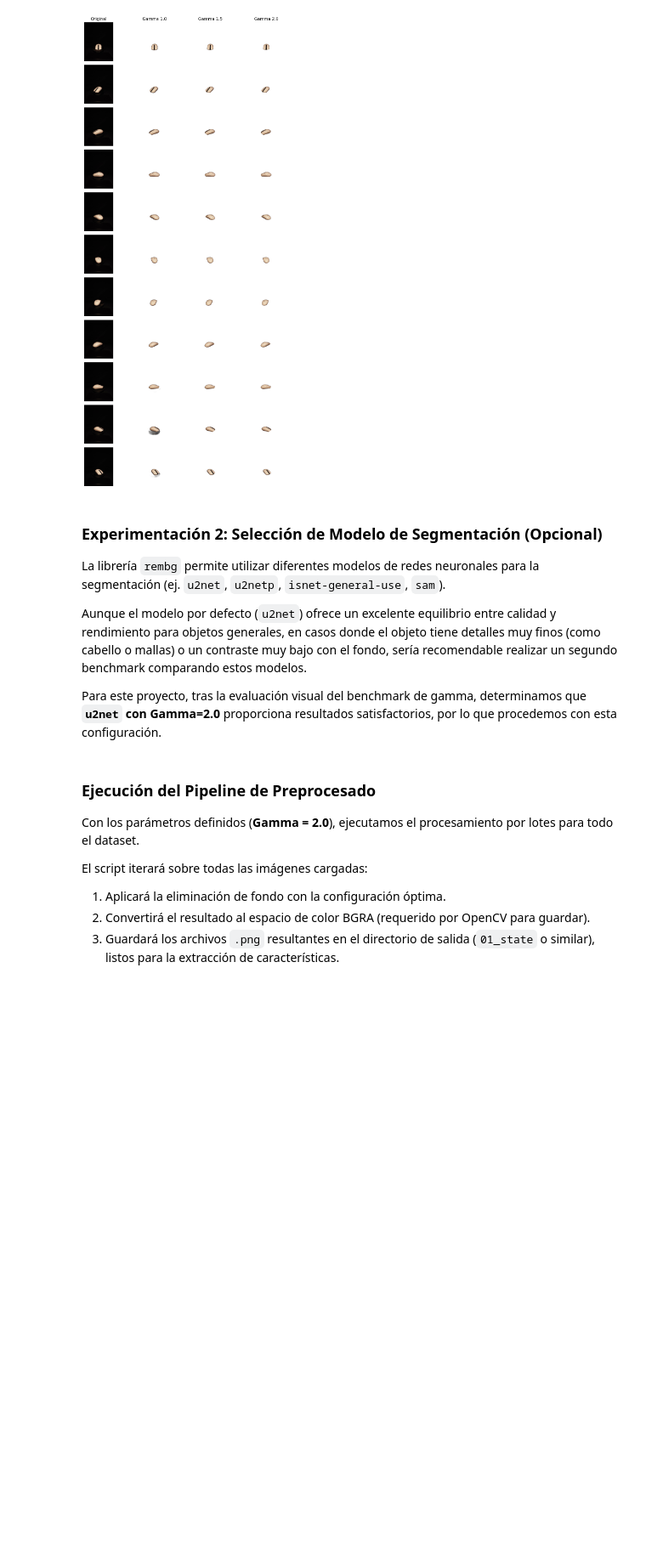
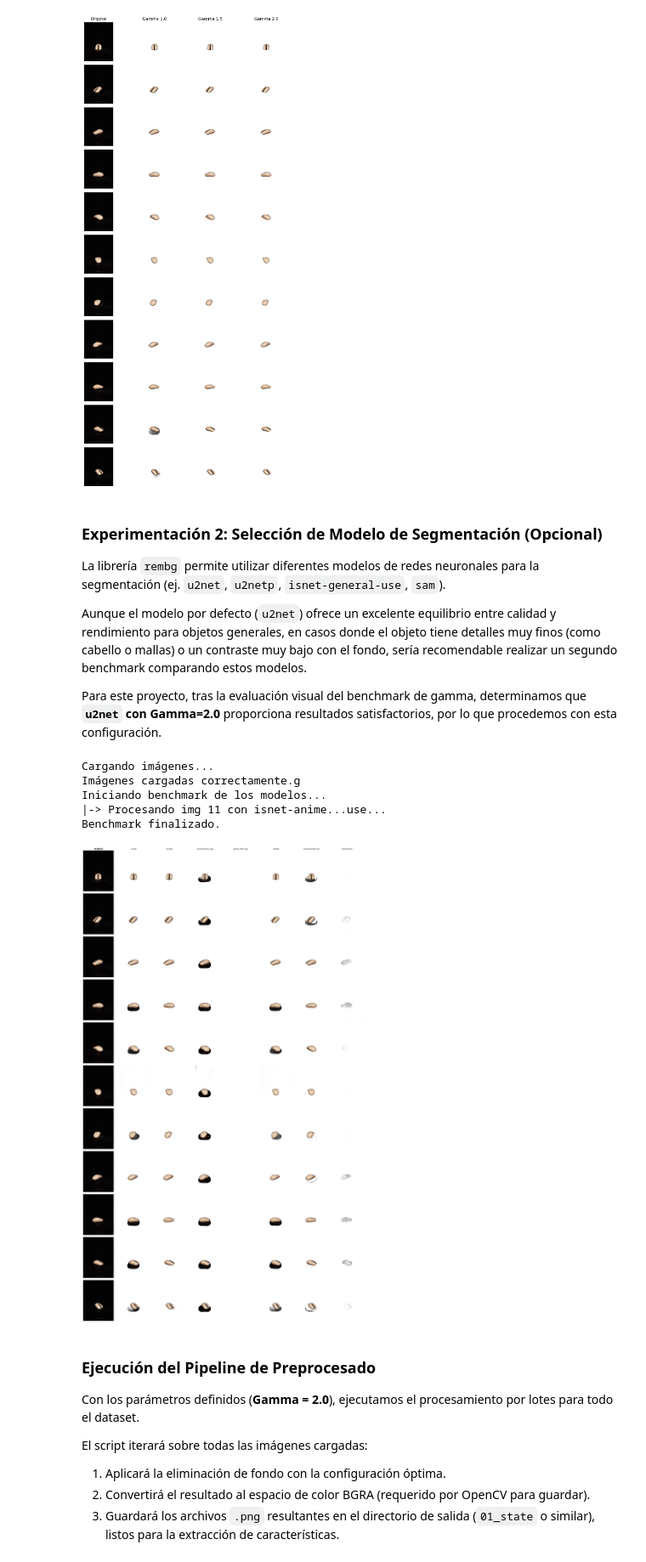
Before and after one commit to ctoribio123/Reconstruccion_3D, a Jupyter notebook: Fotogrametría.ipynb, the cells around one changed output. Shown at 85% size. Cells and saved outputs as stored; diff of their text form; code cells hidden in the pictures; blank space fills up the shorter version.

```diff
--- a/Fotogrametría.ipynb
+++ b/Fotogrametría.ipynb
@@ -133,6 +132,81 @@ La librería `rembg` permite utilizar diferentes modelos de redes neuronales par
 Aunque el modelo por defecto (`u2net`) ofrece un excelente equilibrio entre calidad y rendimiento para objetos generales, en casos donde el objeto tiene detalles muy finos (como cabello o mallas) o un contraste muy bajo con el fondo, sería recomendable realizar un segundo benchmark comparando estos modelos.
 
 Para este proyecto, tras la evaluación visual del benchmark de gamma, determinamos que **`u2net` con Gamma=2.0** proporciona resultados satisfactorios, por lo que procedemos con esta configuración.
+# %%
+def benchmark_rembg_models(images):
+    model_names = [
+        "u2net",              # El modelo por defecto, buen equilibrio
+        "u2netp",             # Versión ligera (rápida, menos precisa)
+        "u2net_human_seg",    # Especializado en segmentación humana
+        "u2net_cloth_seg",    # Especializado en ropa
+        "silueta",            # Muy ligero, bueno para formas simples
+        "isnet-general-use",  # Alternativa moderna a u2net
+        "isnet-anime"         # Especializado en dibujos/anime
+    ]
+
+    print(f'Iniciando benchmark de los modelos...')
+
+    n_cols = len(model_names) + 1
+    n_rows = len(images)
+    fig, axes = plt.subplots(n_rows, n_cols, figsize=(2.5 * n_cols, 3 * n_rows))
+
+    for i, img_input in enumerate(images):
+        # 1. Imagen original
+        axes[i, 0].imshow(img_input)
+        axes[i, 0].axis('off')
+        if i == 0:
+            axes[i, 0].set_title("Original", fontsize=10, fontweight='bold')
+
+        # 2. Iterar por modelos
+        for j, model_name in enumerate(model_names):
+            print(f"|-> Procesando img {i+1} con {model_name}...", end='\r')
+
+            # Creamos sesión con el modelo
+            session = rembg.new_session(model_name)
+
+            # rembg devuelve un objeto que podemos convertir directamente a numpy
+            result = rembg.remove(img_input, session=session)
+
+            # Convertimos el resultado a numpy array para matplotlib
+            img_result_np = np.array(result)
+
+            # 3. Mostrar resultado
+            axes[i, j+1].imshow(img_result_np)
+            axes[i, j+1].axis('off')
+
+            if i == 0:
+                axes[i, j+1].set_title(model_name, fontsize=9)
+
+    print("\nBenchmark finalizado.")
+    plt.tight_layout()
+    plt.show()
+
+# --- CARGA DE DATOS ---
+BASE_PATH = os.path.join('Samples', '04_Samples')
+STATE_00 = '00_state'
+
+IMAGES_BM = []
+print("Cargando imágenes...")
+
+for i in range(1, 12):
+    filename = f"{i:02d}_model.jpeg"
+    file_path = os.path.join(BASE_PATH, STATE_00, filename)
+    img = cv.imread(file_path)
+
+
+    img_rgb = cv.cvtColor(img, cv.COLOR_BGR2RGB)
+    IMAGES_BM.append(img_rgb)
+    print(f"|-> Cargada imagen: {filename}", end='\r')
+
+print("Imágenes cargadas correctamente.")
+benchmark_rembg_models(IMAGES_BM)
+# %% [output]
+Cargando imágenes...
+Imágenes cargadas correctamente.g
+Iniciando benchmark de los modelos...
+|-> Procesando img 11 con isnet-anime...use...
+Benchmark finalizado.
+[figure, added]
 # %% [markdown]
 ### Ejecución del Pipeline de Preprocesado
 
```
Also changed, not shown: parts of 4 cells of this notebook.
